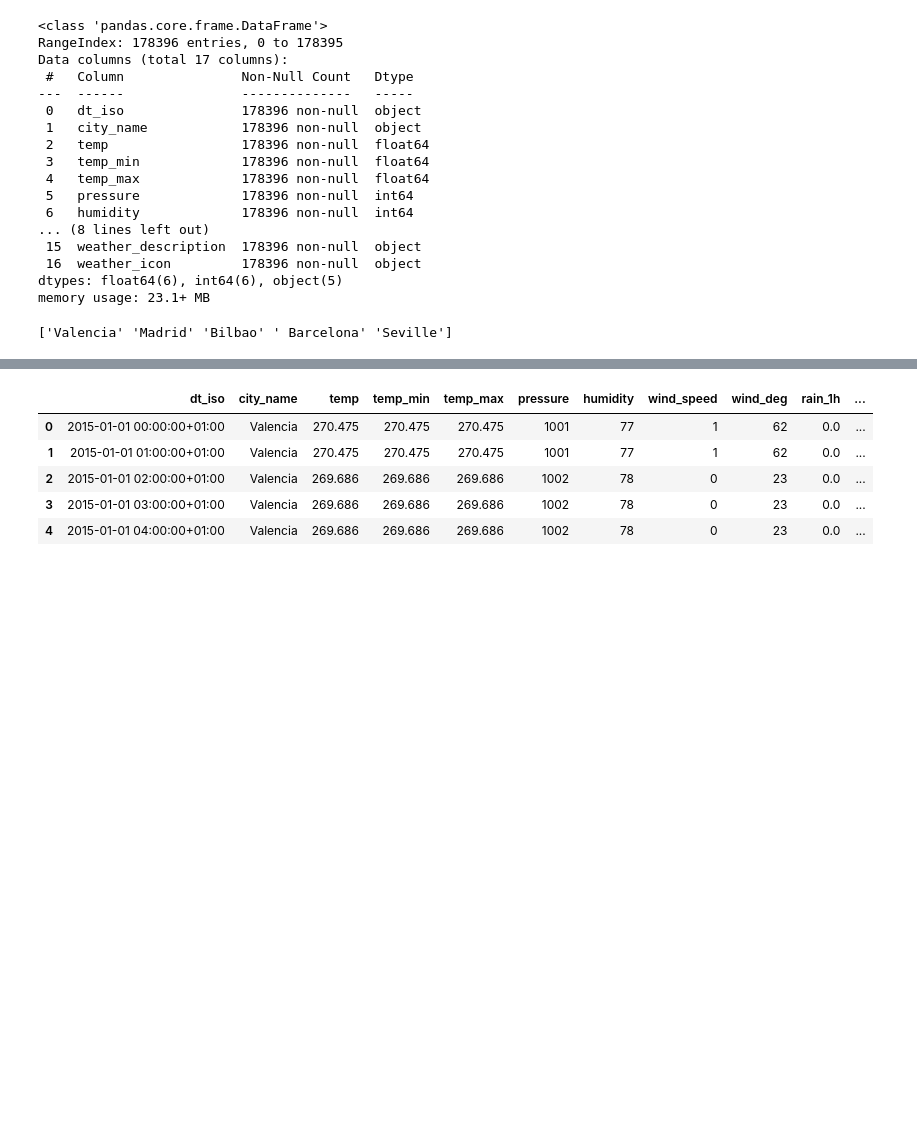
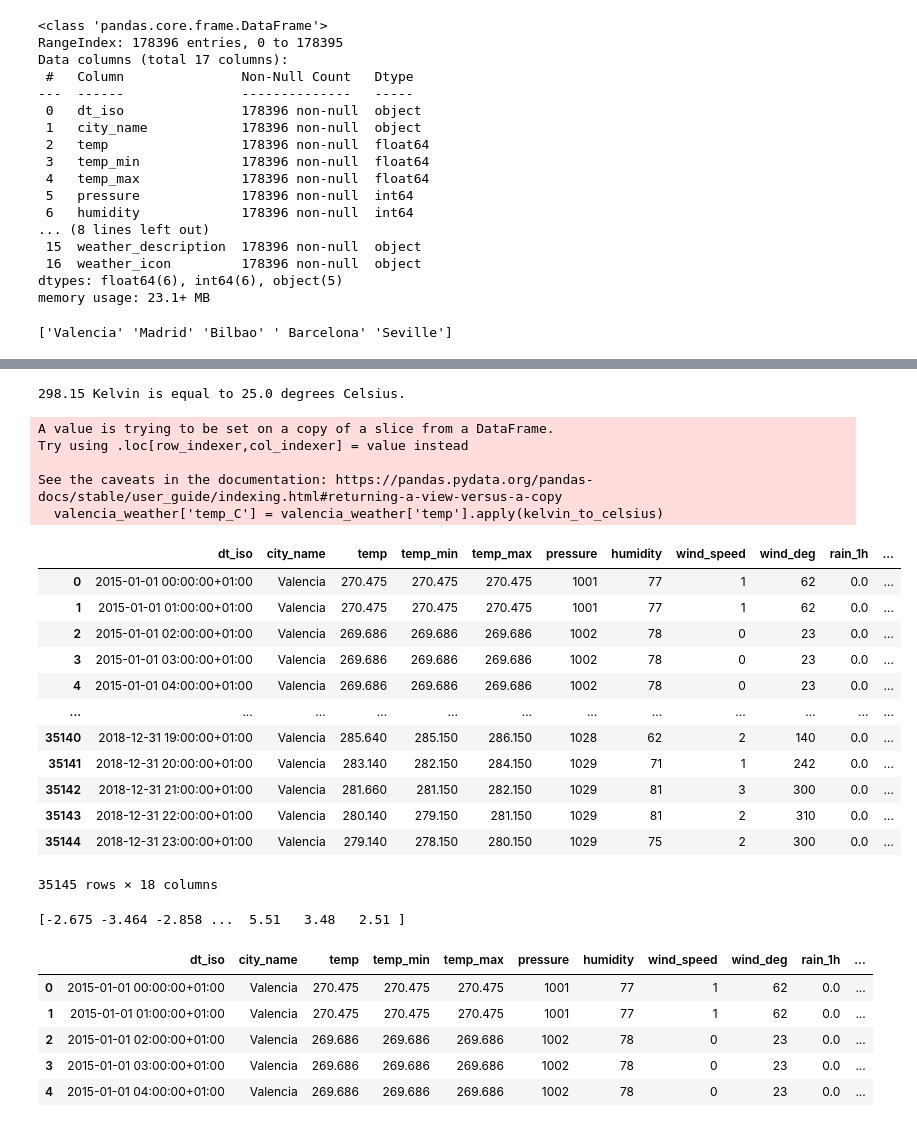
Before and after one commit to LGIRegis/Forecasting-Energy-Consumption-Price, a Jupyter notebook: Energy_Consumption_Price.ipynb, the cells around one changed output, grey strips where cells are left out. Saved outputs shown, nothing was run; the diff lists cells and outputs as text; code cells hidden in the pictures; blank space fills up the shorter version.

```diff
--- a/Energy_Consumption_Price.ipynb
+++ b/Energy_Consumption_Price.ipynb
@@ -107,6 +114,46 @@ valencia_weather.describe()
 | 50% | 290.170000 | 290.150000 | 291.150000 | 1017.000000 | 67.000000 | 2.000000 | 130.000000 | 0.000000 | 0.000000 | 0.000000 | ... |
 | 75% | 296.150000 | 295.370000 | 297.150000 | 1021.000000 | 82.000000 | 4.000000 | 280.000000 | 0.000000 | 0.000000 | 0.000000 | ... |
 | max | 311.150000 | 311.150000 | 314.820000 | 1087.000000 | 100.000000 | 133.000000 | 360.000000 | 12.000000 | 0.100000 | 1.125000 | ... |
+# %%
+def kelvin_to_celsius(kelvin):
+    celsius = kelvin - 273.15
+    return celsius
+
+# Example usage:
+kelvin_temperature = 298.15  # Example temperature in Kelvin
+celsius_temperature = kelvin_to_celsius(kelvin_temperature)
+print(f"{kelvin_temperature} Kelvin is equal to {celsius_temperature} degrees Celsius.")
+# %% [output]
+298.15 Kelvin is equal to 25.0 degrees Celsius.
+# %%
+# Apply the function to the column
+valencia_weather['temp_C'] = valencia_weather['temp'].apply(kelvin_to_celsius)
+
+valencia_weather
+# %% [output]
+A value is trying to be set on a copy of a slice from a DataFrame.
+Try using .loc[row_indexer,col_indexer] = value instead
+
+See the caveats in the documentation: https://pandas.pydata.org/pandas-docs/stable/user_guide/indexing.html#returning-a-view-versus-a-copy
+  valencia_weather['temp_C'] = valencia_weather['temp'].apply(kelvin_to_celsius)
+|  | dt_iso | city_name | temp | temp_min | temp_max | pressure | humidity | wind_speed | wind_deg | rain_1h | ... |
+| 0 | 2015-01-01 00:00:00+01:00 | Valencia | 270.475 | 270.475 | 270.475 | 1001 | 77 | 1 | 62 | 0.0 | ... |
+| 1 | 2015-01-01 01:00:00+01:00 | Valencia | 270.475 | 270.475 | 270.475 | 1001 | 77 | 1 | 62 | 0.0 | ... |
+| 2 | 2015-01-01 02:00:00+01:00 | Valencia | 269.686 | 269.686 | 269.686 | 1002 | 78 | 0 | 23 | 0.0 | ... |
+| 3 | 2015-01-01 03:00:00+01:00 | Valencia | 269.686 | 269.686 | 269.686 | 1002 | 78 | 0 | 23 | 0.0 | ... |
+| 4 | 2015-01-01 04:00:00+01:00 | Valencia | 269.686 | 269.686 | 269.686 | 1002 | 78 | 0 | 23 | 0.0 | ... |
+| ... | ... | ... | ... | ... | ... | ... | ... | ... | ... | ... | ... |
+| 35140 | 2018-12-31 19:00:00+01:00 | Valencia | 285.640 | 285.150 | 286.150 | 1028 | 62 | 2 | 140 | 0.0 | ... |
+| 35141 | 2018-12-31 20:00:00+01:00 | Valencia | 283.140 | 282.150 | 284.150 | 1029 | 71 | 1 | 242 | 0.0 | ... |
+| 35142 | 2018-12-31 21:00:00+01:00 | Valencia | 281.660 | 281.150 | 282.150 | 1029 | 81 | 3 | 300 | 0.0 | ... |
+| 35143 | 2018-12-31 22:00:00+01:00 | Valencia | 280.140 | 279.150 | 281.150 | 1029 | 81 | 2 | 310 | 0.0 | ... |
+| 35144 | 2018-12-31 23:00:00+01:00 | Valencia | 279.140 | 278.150 | 280.150 | 1029 | 75 | 2 | 300 | 0.0 | ... |
+35145 rows × 18 columns
+# %%
+unique_temp = valencia_weather['temp_C'].unique()
+print(unique_temp)
+# %% [output]
+[-2.675 -3.464 -2.858 ...  5.51   3.48   2.51 ]
 # %%
 df_weather.head(5)
 # %% [output]
```
Also changed, not shown: parts of 6 cells of this notebook, 1 other file.
